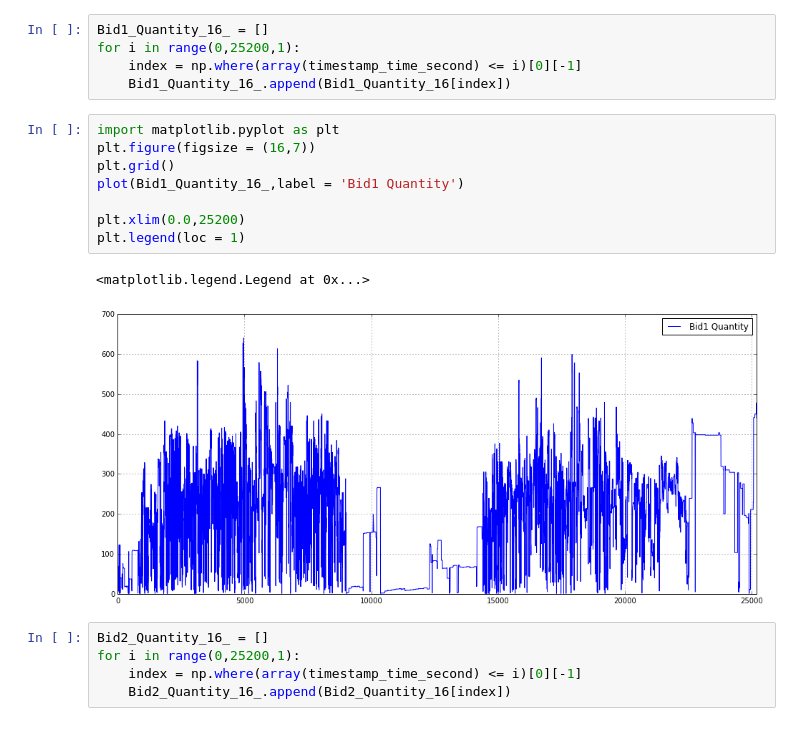
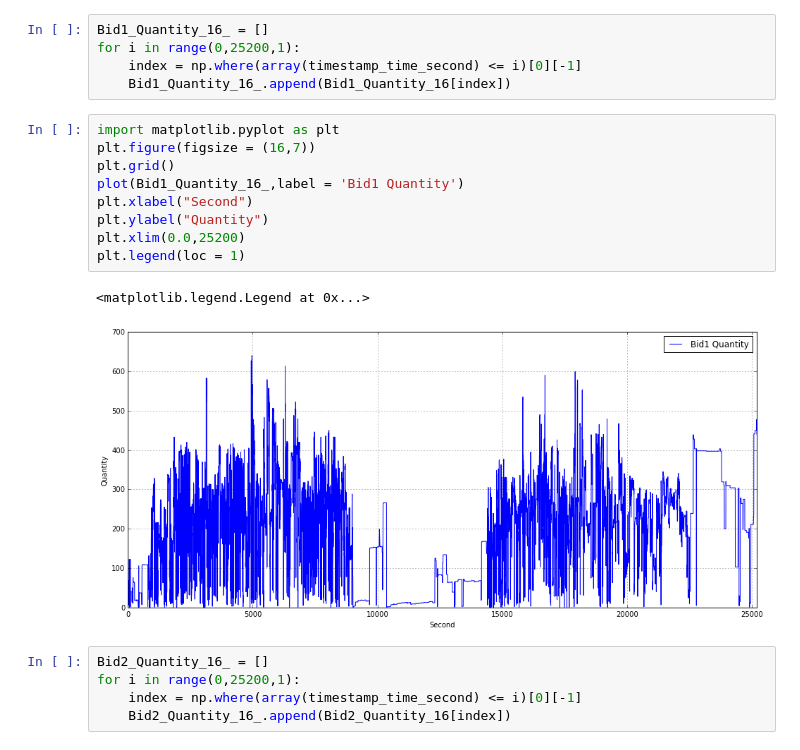
Before and after one commit to rorysroes/SGX-Full-OrderBook-Tick-Data-Trading-Strategy, a Jupyter notebook: strategy/back_testing.ipynb, the cells around one changed output. Drawn from its saved outputs; the diff is of its cells as text.

```diff
--- a/strategy/back_testing.ipynb
+++ b/strategy/back_testing.ipynb
@@ -258,14 +264,15 @@ for i in range(0,25200,1):
 # %%
 import matplotlib.pyplot as plt
 plt.figure(figsize = (16,7))
 plt.grid()
 plot(Bid1_Quantity_16_,label = 'Bid1 Quantity')
-
+plt.xlabel("Second")
+plt.ylabel("Quantity")
 plt.xlim(0.0,25200)
 plt.legend(loc = 1)
 # %% [output]
 <matplotlib.legend.Legend at 0x...>
-[figure, old version]
+[figure, new version]
 # %%
 Bid2_Quantity_16_ = []
 for i in range(0,25200,1):
```
Also changed, not shown: parts of 6 cells of this notebook.
